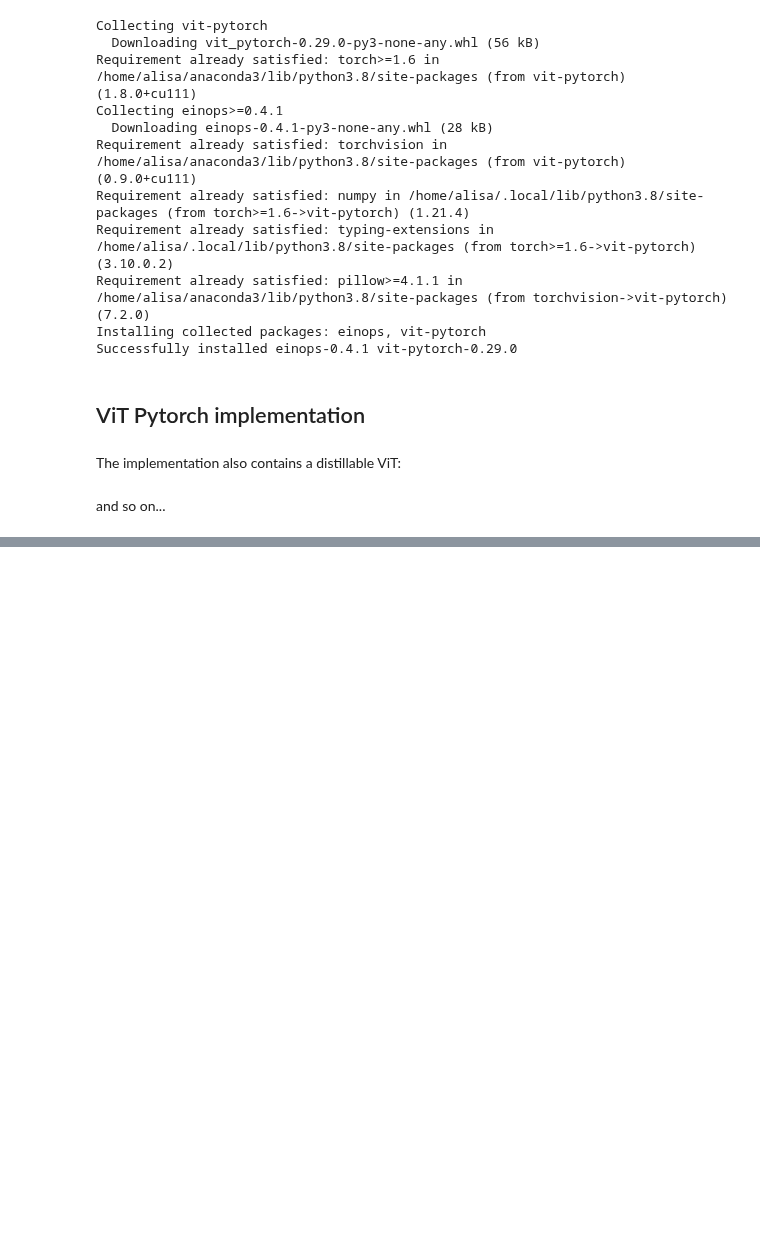
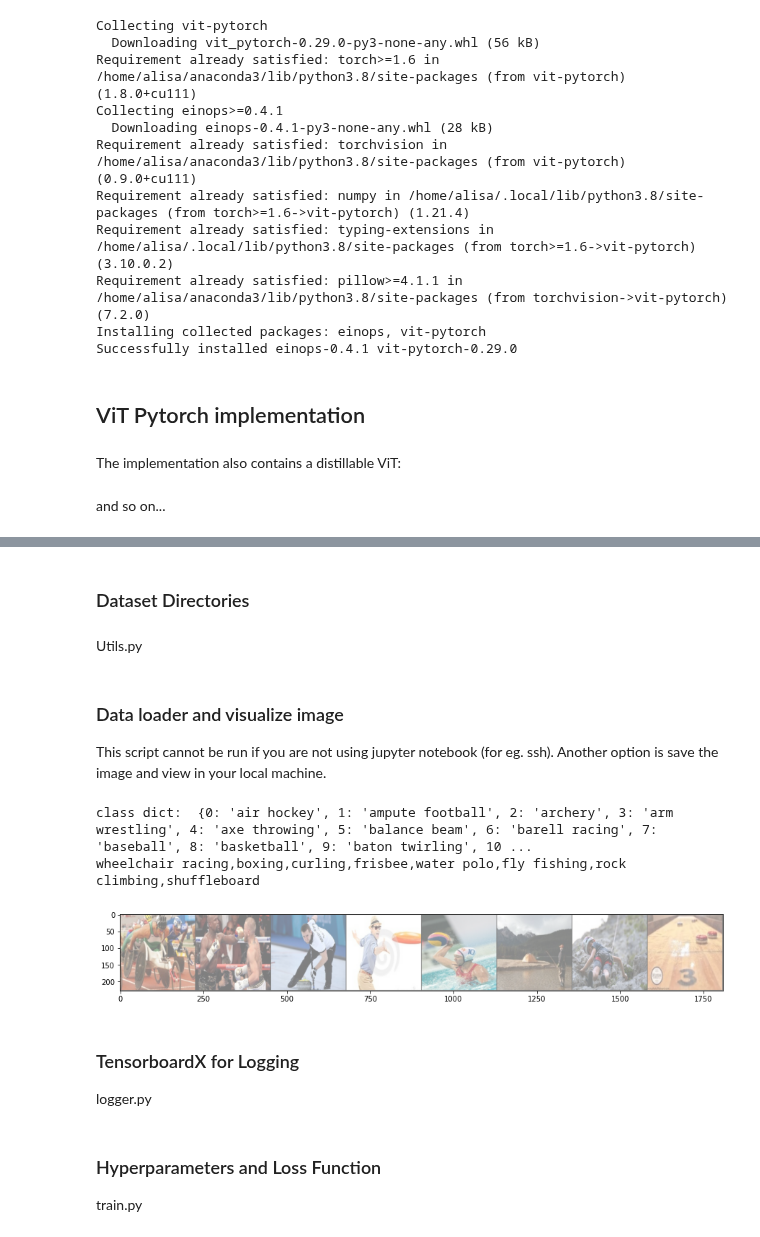
Before and after one commit to dsai-asia/RTML, a Jupyter notebook: Labs/12-Transformers/11-Transformer.ipynb, the cells around one changed output, grey strips where cells are left out. Drawn from its saved outputs; the diff is of its cells as text; code cells hidden in the pictures; blank space fills up the shorter version.

```diff
--- a/Labs/12-Transformers/11-Transformer.ipynb
+++ b/Labs/12-Transformers/11-Transformer.ipynb
@@ -812,0 +947,2 @@ If we can manage the resources, let's try pre-training a ViT on ImageNet 1K then
+# %% [markdown]
+### Dataset Directories
@@ -812,0 +953,75 @@ If we can manage the resources, let's try pre-training a ViT on ImageNet 1K then
+# %% [markdown]
+Utils.py
+# %%
+import matplotlib.pyplot as plt
+import numpy as np
+from tqdm import tqdm
+import torch
+
+
+# Helper function for inline image display
+def matplotlib_imshow(img, one_channel=False):
+    if one_channel:
+        img = img.mean(dim=0)
+    img = img / 2 + 0.5     # unnormalize
+    npimg = img.numpy()
+    if one_channel:
+        plt.imshow(npimg, cmap="Greys")
+    else:
+        plt.imshow(np.transpose(npimg, (1, 2, 0)))
+# %% [markdown]
+### Data loader and visualize image
+This script cannot be run if you are not using jupyter notebook (for eg. ssh). Another option is save the image and view in your local machine.
+# %%
+# from dataset import SportDataset
+# from utils import matplotlib_imshow
+from torch.utils.data import Dataset, DataLoader
+from torchvision import transforms
+import torchvision
+import pandas as pd
+
+
+train_transform = transforms.Compose(
+    [
+    transforms.ToPILImage(mode='RGB'),
+    transforms.Resize(256),
+    transforms.CenterCrop(224),
+    transforms.RandomHorizontalFlip(0.5),
+    transforms.ToTensor()
+    ]
+)
+
+val_transform = transforms.transforms.Compose(
+    [
+    transforms.ToPILImage(mode='RGB'),
+    transforms.Resize(256),
+    transforms.CenterCrop(224),
+    transforms.ToTensor()
+    ]
+)
+
+train_ds = SportDataset(csv_file=csv_file, class_file=class_file, root_dir=root_dir, train=True, transform=train_transform)
+val_ds = SportDataset(csv_file=csv_file, class_file=class_file, root_dir=root_dir, train=False, transform=val_transform)
+
+train_loader = DataLoader(train_ds, batch_size=8, shuffle=True)
+val_loader = DataLoader(val_ds, batch_size=8, shuffle=False)
+
+class_df = pd.read_csv(class_file, usecols=['class_index', 'class'])
+class_dict = { row[0]:row[1] for i, row in class_df.iterrows()}
+print("class dict: ", class_dict)
+
+dataiter = iter(train_loader)
+data = next(dataiter)
+
+plt.rcParams['figure.figsize'] = [15, 5]
+# Create a grid from the images and show them
+img_grid = torchvision.utils.make_grid(data['image'])
+matplotlib_imshow(img_grid, one_channel=False)
+print(','.join(class_dict[data['labels'][j].item()] for j in range(8)))
+# %% [output]
+class dict:  {0: 'air hockey', 1: 'ampute football', 2: 'archery', 3: 'arm wrestling', 4: 'axe throwing', 5: 'balance beam', 6: 'barell racing', 7: 'baseball', 8: 'basketball', 9: 'baton twirling', 10 ...
+wheelchair racing,boxing,curling,frisbee,water polo,fly fishing,rock climbing,shuffleboard
+[figure, added]
+# %% [markdown]
+### TensorboardX for Logging
+logger.py
@@ -812,0 +1082,3 @@ If we can manage the resources, let's try pre-training a ViT on ImageNet 1K then
+# %% [markdown]
+### Hyperparameters and Loss Function
+train.py
```
Also changed, not shown: parts of 15 cells of this notebook, 3 other files.
